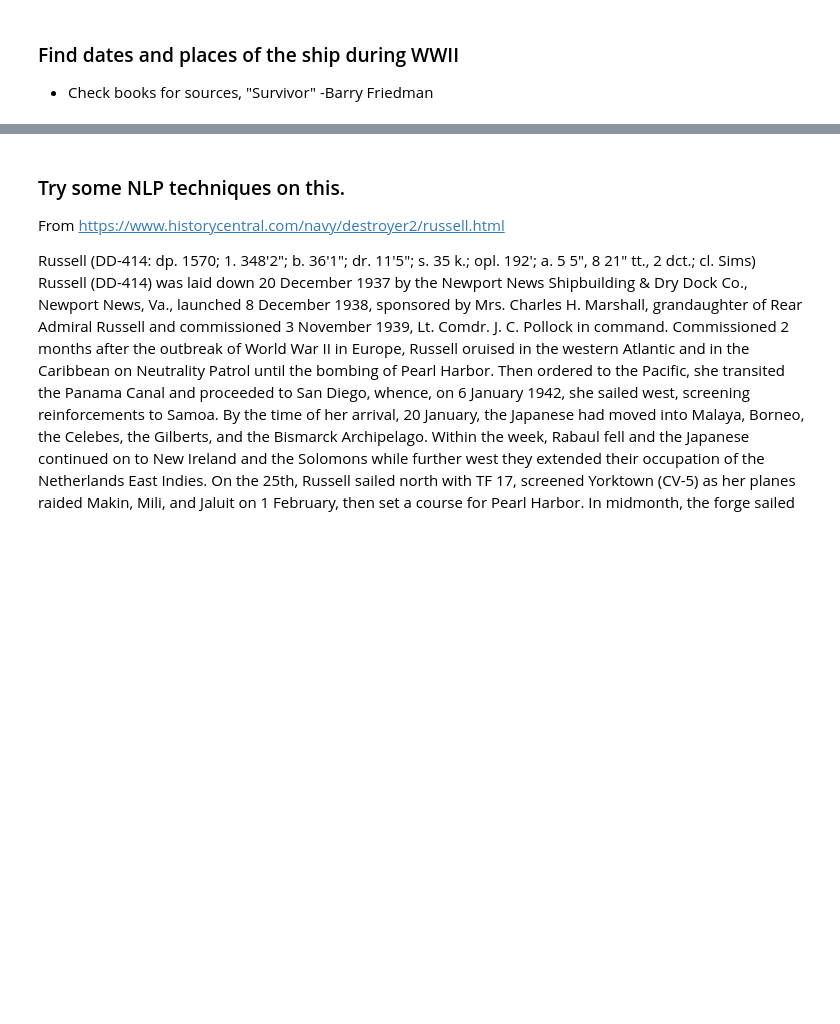
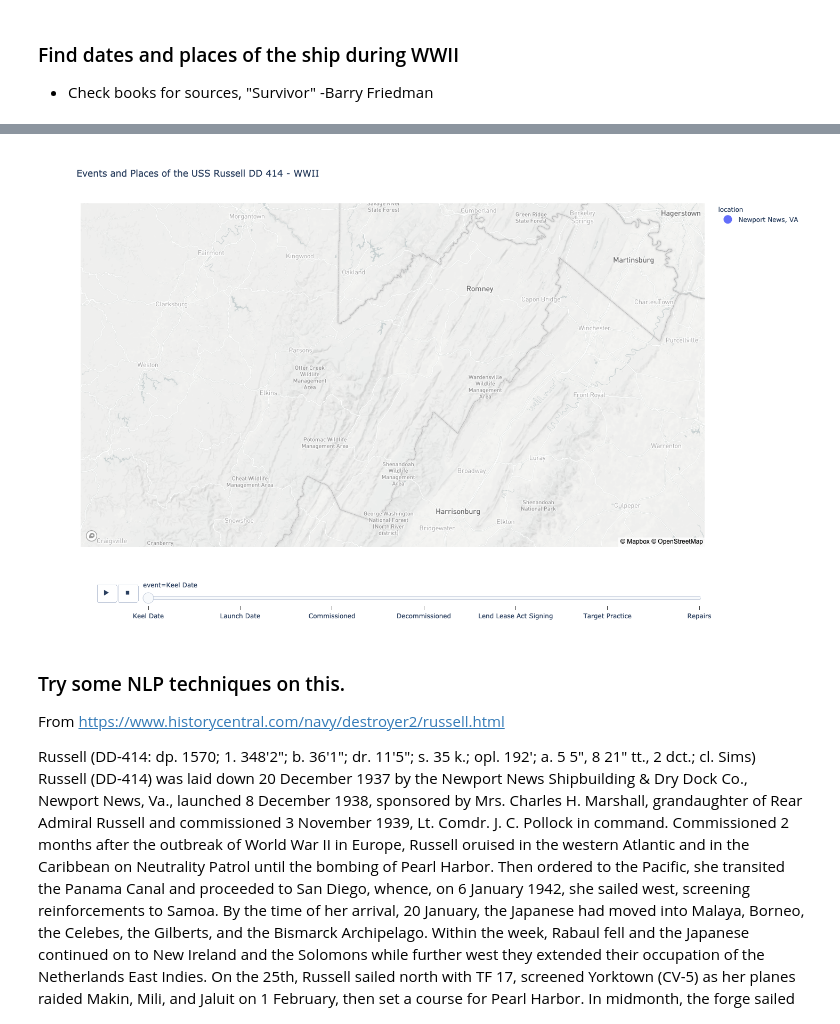
Before and after one commit to DMVance/USS-Russell-DD-414-WWII-App, a Jupyter notebook: USS_Russell.ipynb, the cells around one changed output, grey strips where cells are left out. Drawn from its saved outputs; the diff is of its cells as text; code cells hidden in the pictures; blank space fills up the shorter version.

Commit message:
added scatter_mapbox to animate travels of the ship

```diff
--- a/USS_Russell.ipynb
+++ b/USS_Russell.ipynb
@@ -150,6 +150,16 @@ df.sort_values(by="date")
 | 6 | Repairs | 1941-12-17 00:00:00 | New York Navy Yard | Received orders for the Pacific s... | 40.712345 | -74.005531 |
 | 3 | Decommissioned | 1945-11-15 00:00:00 | San Diego, CA | NA | 32.715278 | -117.156389 |
 # %%
+# mapbox_style: str (default `'basic'`, needs Mapbox API token)
+#     Identifier of base map style, some of which require a Mapbox API token
+#     to be set using `plotly.express.set_mapbox_access_token()`. Allowed
+#     values which do not require a Mapbox API token are `'open-street-map'`,
+#     `'white-bg'`, `'carto-positron'`, `'carto-darkmatter'`, `'stamen-
+#     terrain'`, `'stamen-toner'`, `'stamen-watercolor'`. Allowed values
+#     which do require a Mapbox API token are `'basic'`, `'streets'`,
+#     `'outdoors'`, `'light'`, `'dark'`, `'satellite'`, `'satellite-
+#     streets'`.
+
 fig = px.scatter_mapbox(
     df,
     lat="latitude",
@@ -159,11 +169,11 @@ fig = px.scatter_mapbox(
     #     hover_name="event",
     hover_data=["date", "location", "comment"],
     title="Events and Places of the USS Russell DD 414 - WWII",
-    mapbox_style="stamen-terrain",
-    width=1000,
-    height=750,
+    mapbox_style="light",
+    width=1250,
+    height=900,
     animation_frame="event",  # The single line that brings animation to the map based on the parameter indicated
 )
-
+fig.update_traces(marker_size=20, selector=dict(type="scattermapbox"))
 fig.show()
 # %% [output]
@@ -171,3 +180,4 @@ fig.show()
+[figure, added]
 # %% [markdown]
 ### Try some NLP techniques on this.
 
```
Also changed, not shown: parts of 1 cell of this notebook.
